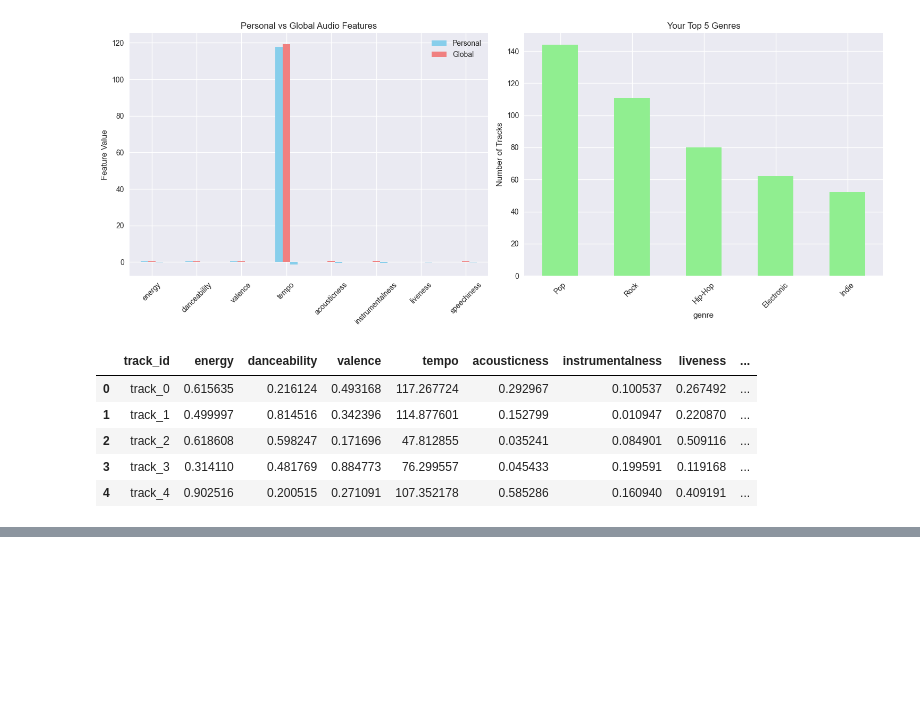
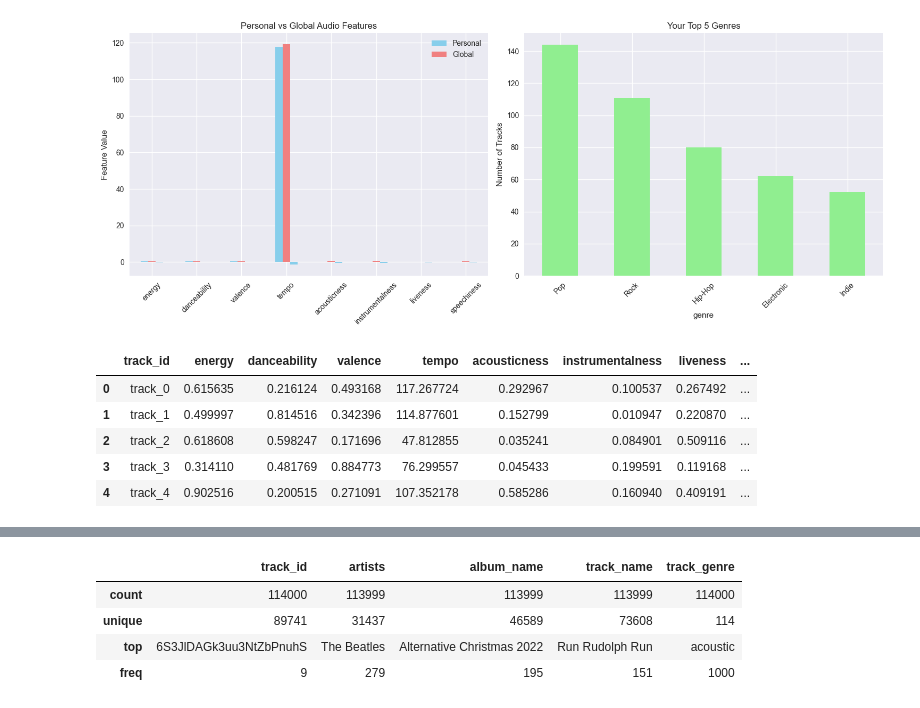
Before and after one commit to Mai-Annie/spotifyanalyzer, a Jupyter notebook: notebooks/01_data_exploration.ipynb, the cells around one changed output, grey strips where cells are left out. Drawn from its saved outputs; the diff is of its cells as text; code cells hidden in the pictures; blank space fills up the shorter version.

```diff
--- a/notebooks/01_data_exploration.ipynb
+++ b/notebooks/01_data_exploration.ipynb
@@ -243,0 +313,8 @@ fig.show()
+# %%
+df.describe(include='object')
+# %% [output]
+|  | track_id | artists | album_name | track_name | track_genre |
+| count | 114000 | 113999 | 113999 | 113999 | 114000 |
+| unique | 89741 | 31437 | 46589 | 73608 | 114 |
+| top | 6S3JlDAGk3uu3NtZbPnuhS | The Beatles | Alternative Christmas 2022 | Run Rudolph Run | acoustic |
+| freq | 9 | 279 | 195 | 151 | 1000 |
```
Also changed, not shown: parts of 12 cells of this notebook, 3 other files.
